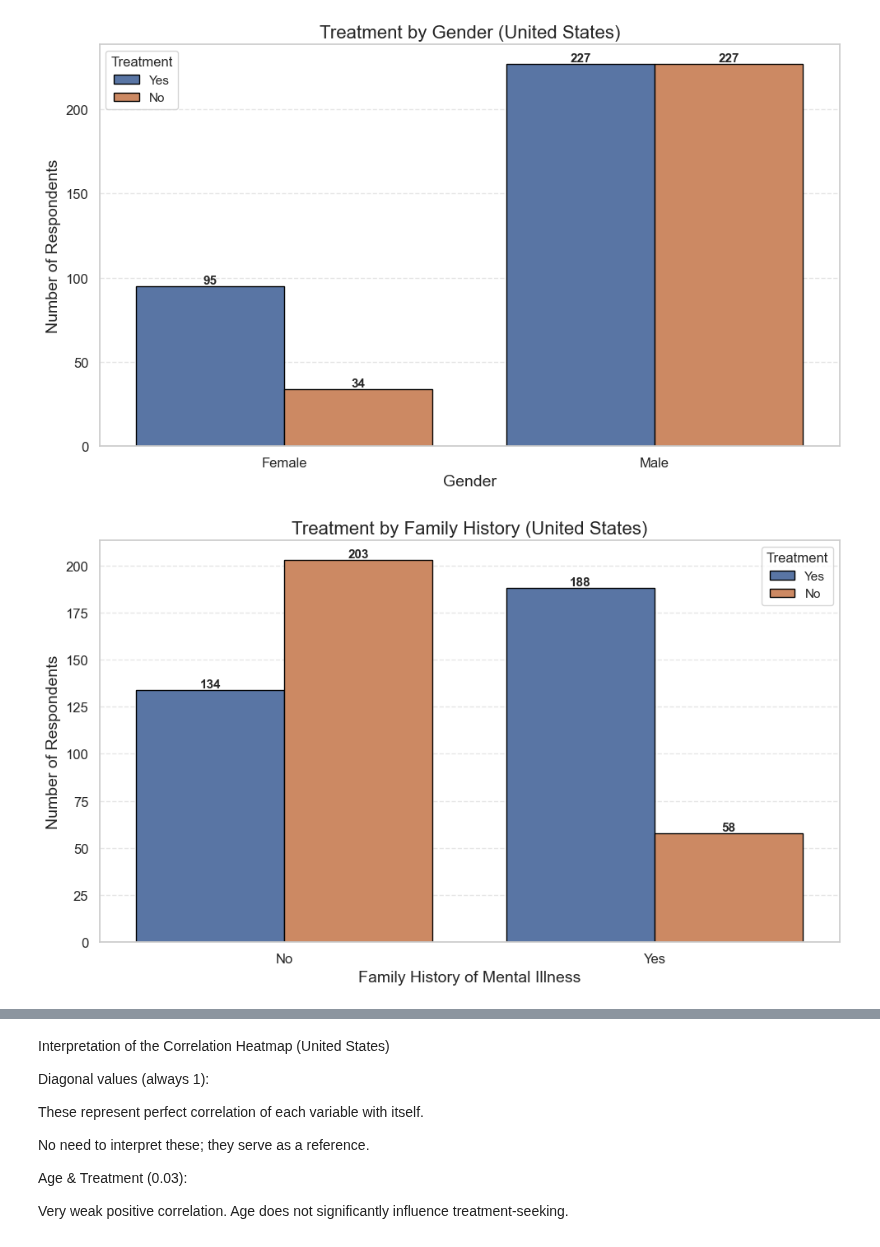
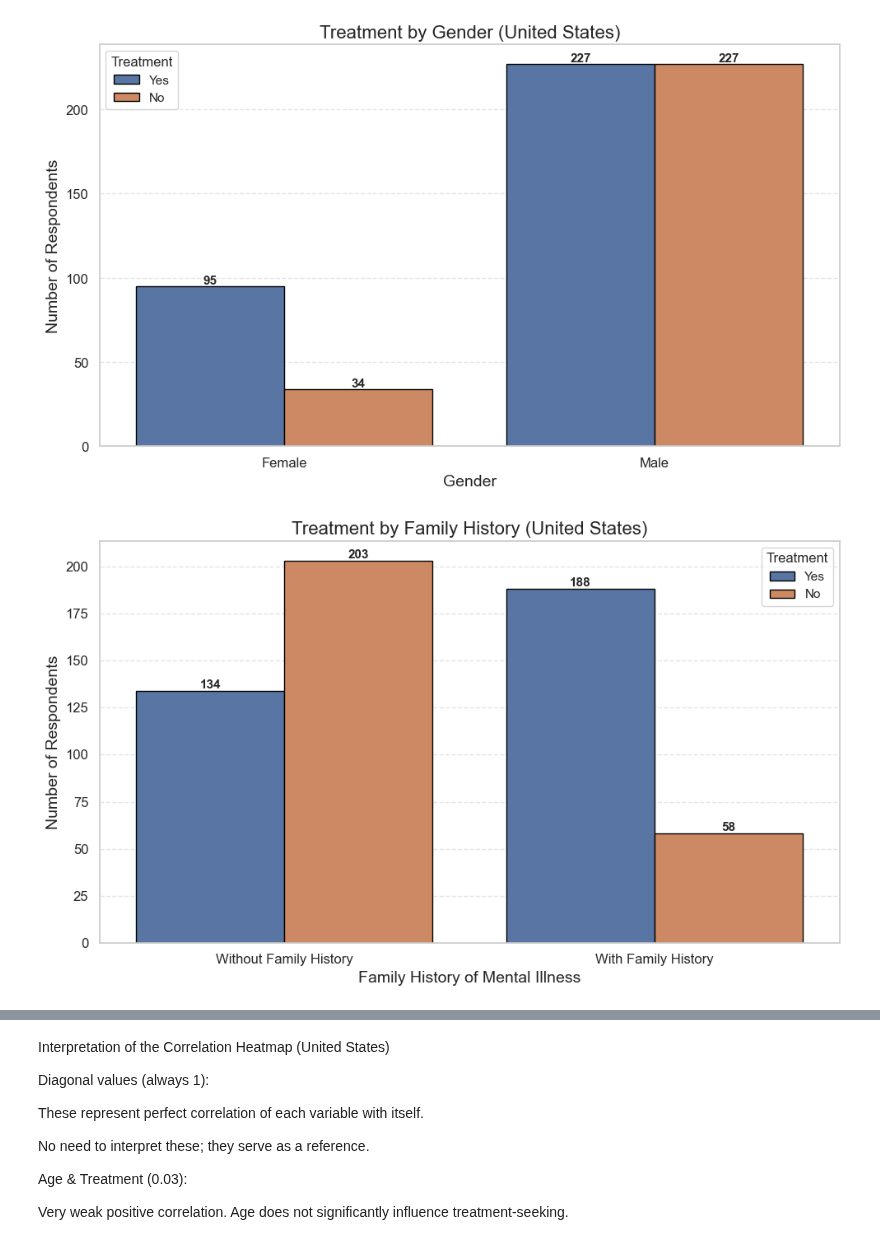
Before and after one commit to markchweya/DSA2040A_DataMining_Group1, a Jupyter notebook: DSA2040A_DataMining_Group1/notebooks/2_exploratory_analysis.ipynb, the cells around one changed output, grey strips where cells are left out. Cells and saved outputs as stored; diff of their text form; code cells hidden in the pictures.

```diff
--- a/DSA2040A_DataMining_Group1/notebooks/2_exploratory_analysis.ipynb
+++ b/DSA2040A_DataMining_Group1/notebooks/2_exploratory_analysis.ipynb
@@ -519,27 +554,78 @@ plt.show()
 # %% [output]
 [figure]
 # %%
+# Step 1: Create a new figure for the plot
+# - figsize=(10, 6): defines the size of the chart in inches
 plt.figure(figsize=(10, 6))
-ax = sns.countplot(x='family_history', hue='treatment', data=df_us,
-                   palette=['#4c72b0', '#dd8452'], edgecolor='black')
 
-# Add exact value labels on top of each bar
+# Step 2: Create a grouped bar chart using Seaborn
+# - x='family_history': groups bars based on whether the respondent has a family history of mental illness
+# - hue='treatment': splits each group into two bars (Yes and No) based on treatment-seeking behavior
+# - data=df_us: uses the DataFrame containing U.S.-only respondents
+# - palette=[...]: defines specific colors for each treatment category
+# - edgecolor='black': adds black borders around bars to improve contrast and readability
+ax = sns.countplot(
+    x='family_history',
+    hue='treatment',
+    data=df_us,
+    palette=['#4c72b0', '#dd8452'],
+    edgecolor='black'
+)
+
+# Step 3: Loop through each bar in the plot to add a label on top
 for bar in ax.patches:
-    height = bar.get_height()
-    if height > 0:
-        ax.annotate(f'{int(height)}',
-                    (bar.get_x() + bar.get_width() / 2, height),
-                    ha='center', va='bottom', fontsize=11, fontweight='bold')
+    height = bar.get_height()  # Get the height (count) of each bar
+    if height > 0:  # Only add labels for bars that are visible (non-zero height)
+        ax.annotate(
+            f'{int(height)}',  # Convert the count to an integer and format it as a label
+            (bar.get_x() + bar.get_width() / 2, height),  # Position label at the center-top of the bar
+            ha='center',  # Horizontal alignment: center
+            va='bottom',  # Vertical alignment: just above the bar
+            fontsize=11,  # Font size of the label
+            fontweight='bold'  # Bold font for emphasis
+        )
 
-# Formatting
+# Step 4: Manually set the x-axis tick positions
+# - [0, 1]: the positions of the "No" and "Yes" categories in the original data
+ax.set_xticks([0, 1])
+
+# Step 5: Replace default x-axis labels with more descriptive text
+# - 'No' → 'Without Family History'
+# - 'Yes' → 'With Family History'
+ax.set_xticklabels(['Without Family History', 'With Family History'])
+
+# Step 6: Set the chart title with font size
 plt.title('Treatment by Family History (United States)', fontsize=16)
+
+# Step 7: Label the x-axis with a descriptive title
 plt.xlabel('Family History of Mental Illness', fontsize=14)
+
+# Step 8: Label the y-axis to indicate what the bar height represents
 plt.ylabel('Number of Respondents', fontsize=14)
+
+# Step 9: Customize the font size for x-axis tick labels
 plt.xticks(fontsize=12)
+
+# Step 10: Customize the font size for y-axis tick labels
 plt.yticks(fontsize=12)
+
+# Step 11: Customize and format the legend
+# - title='Treatment': describes what the bar colors represent
+# - title_fontsize=12: font size for the legend title
+# - fontsize=11: font size for the labels inside the legend (Yes/No)
 plt.legend(title='Treatment', title_fontsize=12, fontsize=11)
+
+# Step 12: Add horizontal dashed grid lines on the y-axis
+# - axis='y': applies the grid only to the y-axis
+# - linestyle='--': uses dashed lines for a light, non-intrusive look
+# - alpha=0.5: sets transparency to make the grid subtle
 plt.grid(axis='y', linestyle='--', alpha=0.5)
+
+# Step 13: Automatically adjust spacing between plot elements
+# - Prevents clipping or overlapping of titles, labels, or ticks
 plt.tight_layout()
+
+# Step 14: Render the final plot on screen
 plt.show()
 # %% [output]
-[figure, old version]
+[figure, new version]
```
Also changed, not shown: parts of 3 cells of this notebook.
